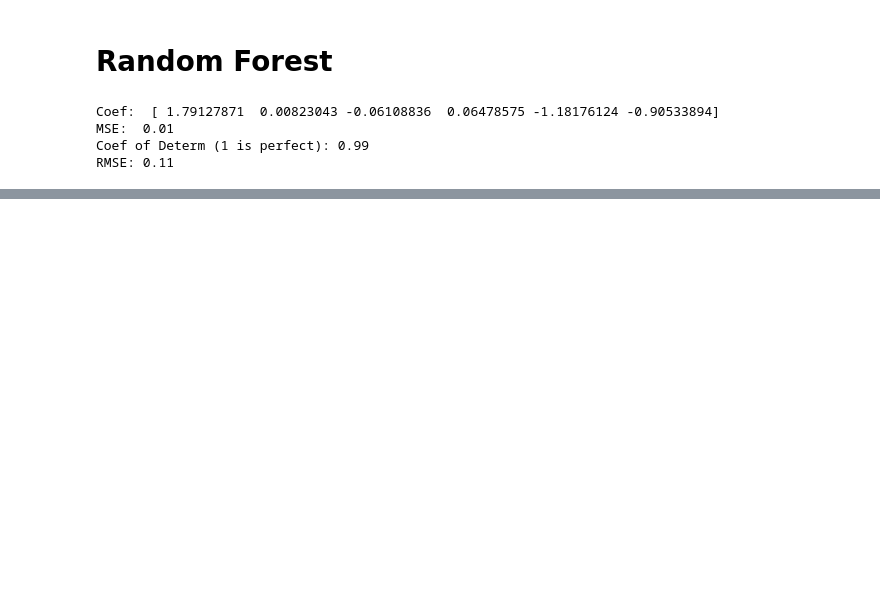
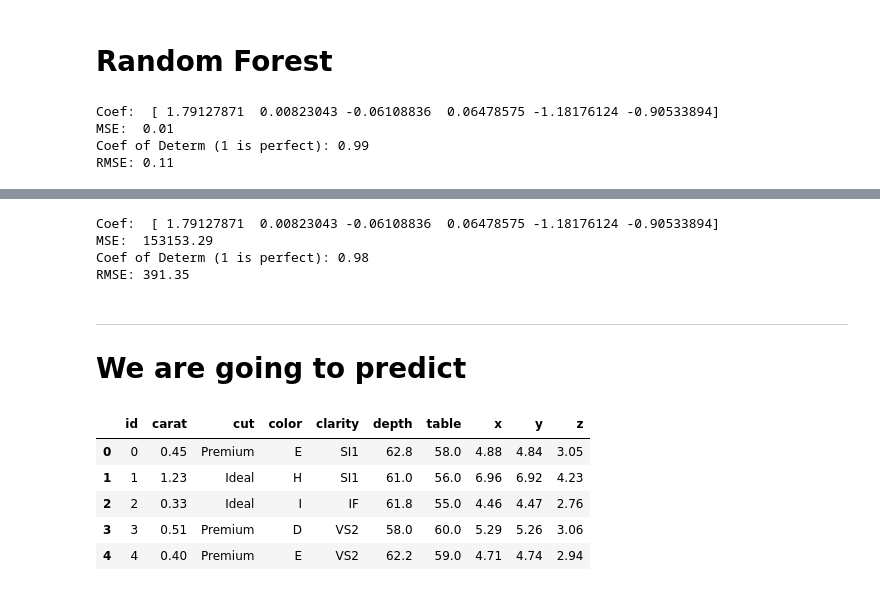
Before and after one commit to WyattGwyon/diamond-price-predictions, a Jupyter notebook: notebooks/second_run/2_Various_ML_TrainTest_Prediction_Models.ipynb, the cells around one changed output, grey strips where cells are left out. Drawn from its saved outputs; the diff is of its cells as text; code cells hidden in the pictures; blank space fills up the shorter version.

```diff
--- a/notebooks/second_run/2_Various_ML_TrainTest_Prediction_Models.ipynb
+++ b/notebooks/second_run/2_Various_ML_TrainTest_Prediction_Models.ipynb
@@ -199,0 +231,24 @@ plt.tight_layout()
+# %%
+print("Coef: ",lr.coef_)
+print("MSE:  %.2f" %mean_squared_error(y_test2, y_pred2))
+print("Coef of Determ (1 is perfect): %.2f" %r2_score(y_test2, y_pred2))
+print("RMSE: %.2f" %math.sqrt(mean_squared_error(y_test2, y_pred2)))
+# %% [output]
+Coef:  [ 1.79127871  0.00823043 -0.06108836  0.06478575 -1.18176124 -0.90533894]
+MSE:  153153.29
+Coef of Determ (1 is perfect): 0.98
+RMSE: 391.35
+# %% [markdown]
+-------
+# We are going to predict
+# %%
+dfpredtest = pd.read_csv('../../diamond_data/predict.csv')
+# %%
+dfpredtest.head()
+# %% [output]
+|  | id | carat | cut | color | clarity | depth | table | x | y | z |
+| 0 | 0 | 0.45 | Premium | E | SI1 | 62.8 | 58.0 | 4.88 | 4.84 | 3.05 |
+| 1 | 1 | 1.23 | Ideal | H | SI1 | 61.0 | 56.0 | 6.96 | 6.92 | 4.23 |
+| 2 | 2 | 0.33 | Ideal | I | IF | 61.8 | 55.0 | 4.46 | 4.47 | 2.76 |
+| 3 | 3 | 0.51 | Premium | D | VS2 | 58.0 | 60.0 | 5.29 | 5.26 | 3.06 |
+| 4 | 4 | 0.40 | Premium | E | VS2 | 62.2 | 59.0 | 4.71 | 4.74 | 2.94 |
```
Also changed, not shown: parts of 32 cells of this notebook, 5 other files.
